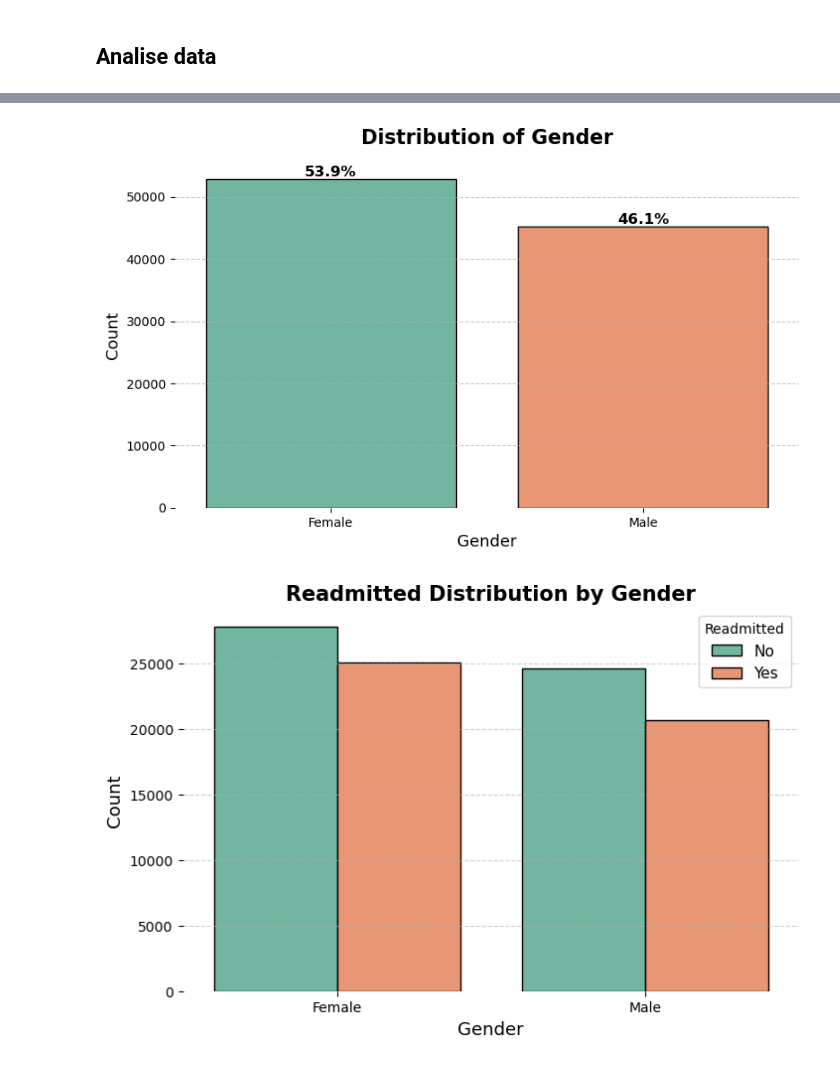
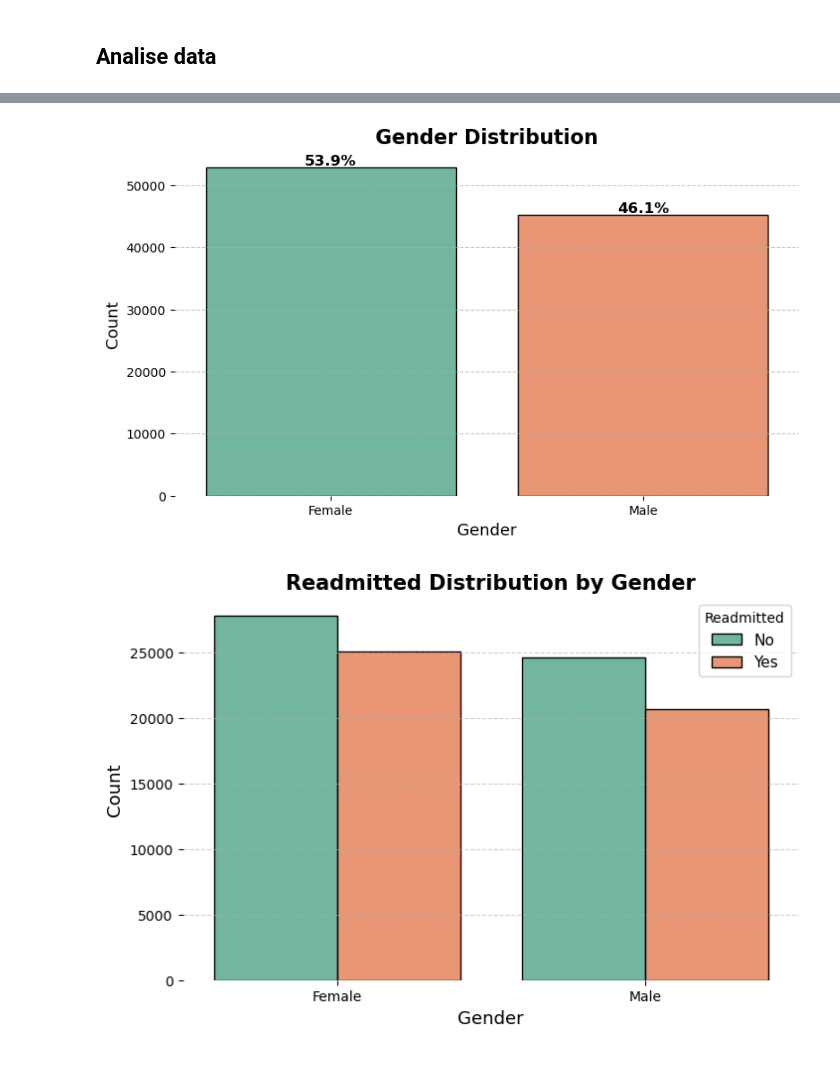
Before and after one commit to Markiizioni/Diabetes, a Jupyter notebook: Diabetes.ipynb, the cells around one changed output, grey strips where cells are left out. Saved outputs shown, nothing was run; the diff lists cells and outputs as text; code cells hidden in the pictures.

```diff
--- a/Diabetes.ipynb
+++ b/Diabetes.ipynb
@@ -294,29 +290,22 @@ No missing values
 data['readmitted_binary'] = data['readmitted'].map({'NO': 0, '>30': 1, '<30': 1})
 # %%
-# Figure setup
+# Plot count distribution
 plt.figure(figsize=(9, 5))
-
-# Count plot with explicit hue assignment
-ax = sns.countplot(
-    x='readmitted_binary', hue='readmitted_binary', data=data, palette='Set2', edgecolor='black', legend=False
-)
+ax = sns.countplot(x='readmitted_binary', hue='readmitted_binary', data=data,
+                   palette='Set2', edgecolor='black', legend=False)
 
 # Annotate bars with percentage labels
 total = len(data)
 for p in ax.patches:
-    percentage = f"{100 * p.get_height() / total:.1f}%"
-    ax.annotate(percentage, (p.get_x() + p.get_width() / 2, p.get_height()),
-                ha='center', va='bottom', fontsize=12, fontweight='bold', color='black')
+    ax.annotate(f"{p.get_height() / total:.1%}", (p.get_x() + p.get_width() / 2, p.get_height()),
+                ha='center', va='bottom', fontsize=12, fontweight='bold')
 
-# Titles and labels (Emoji removed to prevent glyph errors)
-plt.title('Distribution of Target Variable: Readmission', fontsize=16, fontweight='bold', pad=15)
+# Formatting
+plt.title('Readmission Distribution', fontsize=16, fontweight='bold')
 plt.xlabel('Readmitted', fontsize=13)
 plt.ylabel('Count', fontsize=13)
-
-# Grid & border adjustments
 plt.grid(axis='y', linestyle='--', alpha=0.7)
 sns.despine(left=True, bottom=True)
 
-# Show the plot
 plt.show()
 # %% [output]
@@ -350,32 +313,24 @@ plt.show()
 # %%
-# Figure setup
+# Plot gender distribution
 plt.figure(figsize=(9, 5))
+ax = sns.countplot(x='gender', hue='gender', data=data, palette='Set2', edgecolor='black', legend=False)
 
-# Count plot with explicit hue assignment
-ax = sns.countplot(
-    x='gender', hue='gender', data=data, palette='Set2', edgecolor='black', legend=False
-)
-
-# Annotate bars with percentage labels
+# Annotate bars with percentages
 total = len(data)
 for p in ax.patches:
-    percentage = f"{100 * p.get_height() / total:.1f}%"
-    ax.annotate(percentage, (p.get_x() + p.get_width() / 2, p.get_height()),
-                ha='center', va='bottom', fontsize=12, fontweight='bold', color='black')
+    ax.annotate(f"{p.get_height() / total:.1%}", (p.get_x() + p.get_width() / 2, p.get_height()),
+                ha='center', va='bottom', fontsize=12, fontweight='bold')
 
-# Titles and labels (Emoji removed to prevent glyph errors)
-plt.title('Distribution of Gender', fontsize=16, fontweight='bold', pad=15)
+# Formatting
+plt.title('Gender Distribution', fontsize=16, fontweight='bold')
 plt.xlabel('Gender', fontsize=13)
 plt.ylabel('Count', fontsize=13)
-
-# Grid & border adjustments
 plt.grid(axis='y', linestyle='--', alpha=0.7)
 sns.despine(left=True, bottom=True)
 
-# Show the plot
 plt.show()
 # %% [output]
-[figure, old version]
+[figure, new version]
 # %%
 # Figure setup
 plt.figure(figsize=(8, 5))
```
Also changed, not shown: parts of 36 cells of this notebook.
